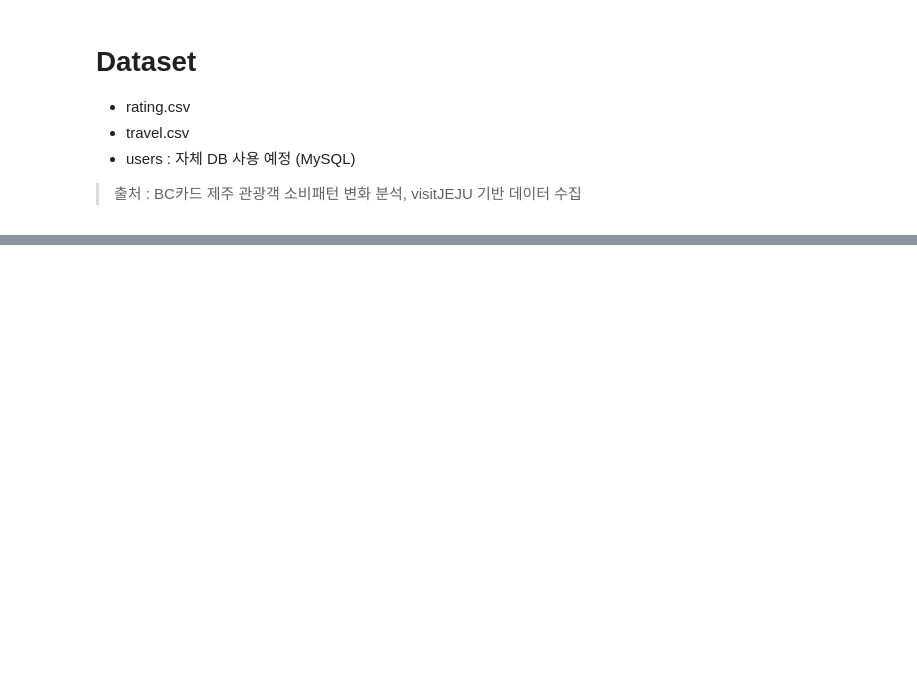
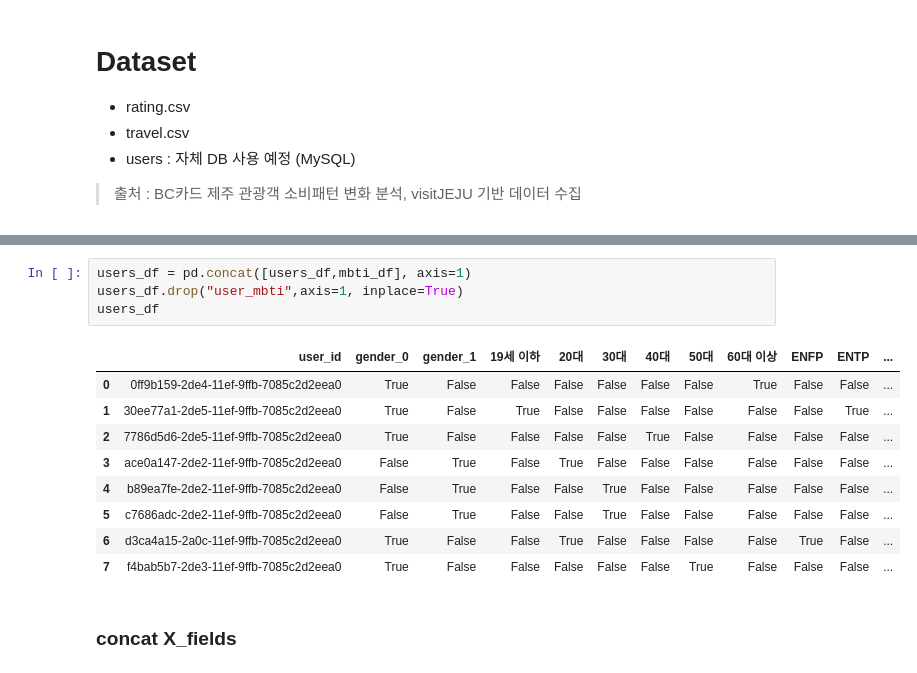
Before and after one commit to jxxngxn00/trouver, a Jupyter notebook: data/EDA.ipynb, the cells around one changed output, grey strips where cells are left out. Saved outputs shown, nothing was run; the diff lists cells and outputs as text; blank space fills up the shorter version.

```diff
--- a/data/EDA.ipynb
+++ b/data/EDA.ipynb
@@ -92,0 +297,16 @@ print(users.head())
+# %%
+users_df = pd.concat([users_df,mbti_df], axis=1)
+users_df.drop("user_mbti",axis=1, inplace=True)
+users_df
+# %% [output]
+|  | user_id | gender_0 | gender_1 | 19세 이하 | 20대 | 30대 | 40대 | 50대 | 60대 이상 | ENFP | ENTP | ... |
+| 0 | 0ff9b159-2de4-11ef-9ffb-7085c2d2eea0 | True | False | False | False | False | False | False | True | False | False | ... |
+| 1 | 30ee77a1-2de5-11ef-9ffb-7085c2d2eea0 | True | False | True | False | False | False | False | False | False | True | ... |
+| 2 | 7786d5d6-2de5-11ef-9ffb-7085c2d2eea0 | True | False | False | False | False | True | False | False | False | False | ... |
+| 3 | ace0a147-2de2-11ef-9ffb-7085c2d2eea0 | False | True | False | True | False | False | False | False | False | False | ... |
+| 4 | b89ea7fe-2de2-11ef-9ffb-7085c2d2eea0 | False | True | False | False | True | False | False | False | False | False | ... |
+| 5 | c7686adc-2de2-11ef-9ffb-7085c2d2eea0 | False | True | False | False | True | False | False | False | False | False | ... |
+| 6 | d3ca4a15-2a0c-11ef-9ffb-7085c2d2eea0 | True | False | False | True | False | False | False | False | True | False | ... |
+| 7 | f4bab5b7-2de3-11ef-9ffb-7085c2d2eea0 | True | False | False | False | False | False | True | False | False | False | ... |
+# %% [markdown]
+### concat X_fields
```
Also changed, not shown: parts of 44 cells of this notebook, 22 other files.
